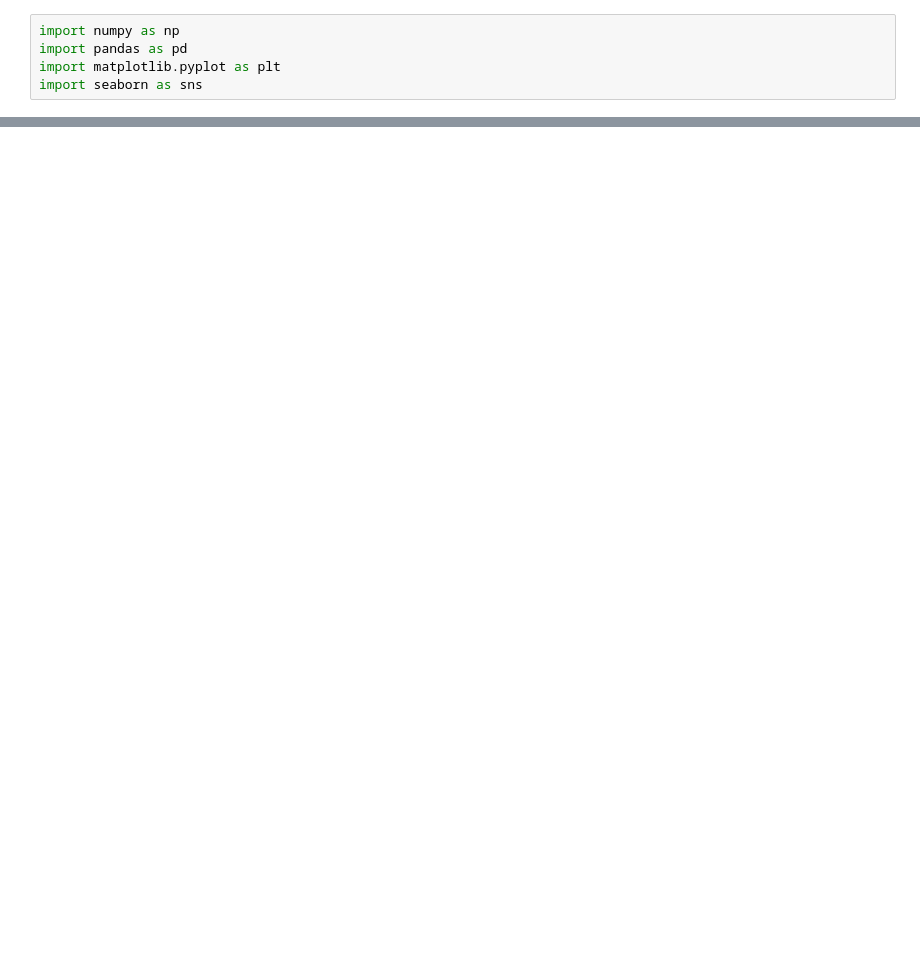
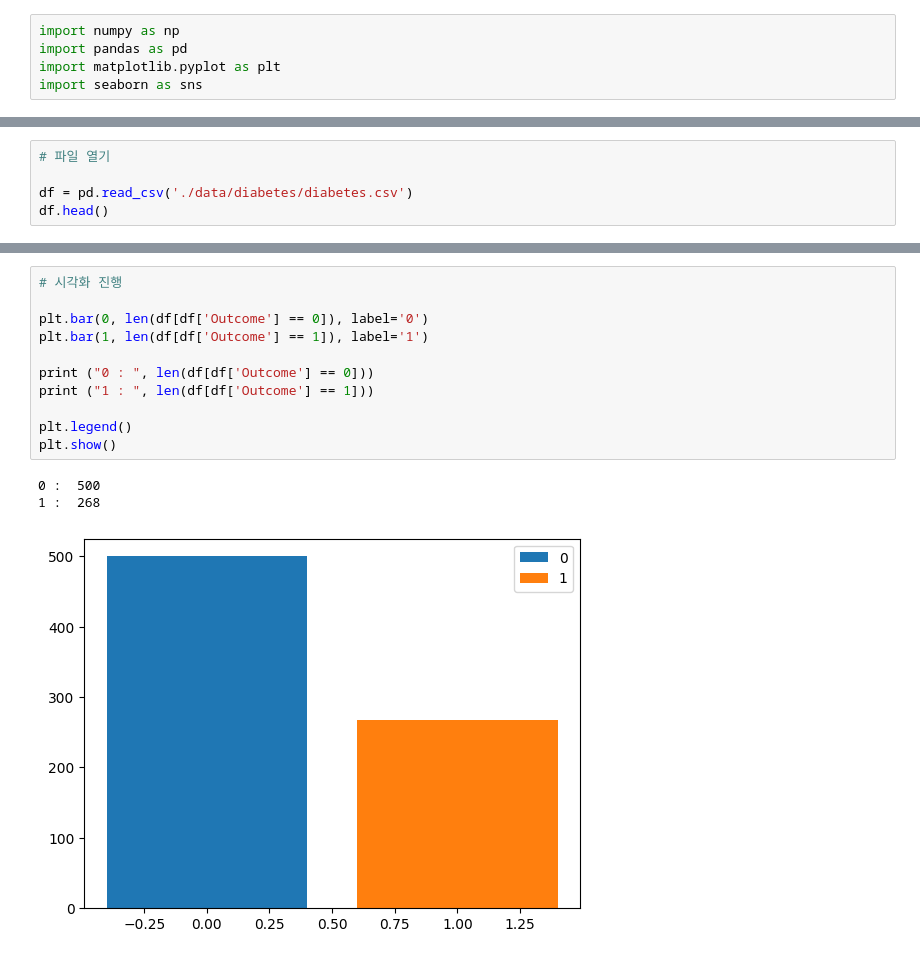
Before and after one commit to lky473736/learning-AI, a Jupyter notebook: report/classification_diabetes.ipynb, the cells around one changed output, grey strips where cells are left out. Saved outputs shown, nothing was run; the diff lists cells and outputs as text; blank space fills up the shorter version.

```diff
--- a/report/classification_diabetes.ipynb
+++ b/report/classification_diabetes.ipynb
@@ -32,0 +36,5 @@ classification을 진행하기 전, 데이터 구조를 파악한다.
+# %%
+# 파일 열기
+
+df = pd.read_csv('./data/diabetes/diabetes.csv')
+df.head()
@@ -32,0 +121,15 @@ classification을 진행하기 전, 데이터 구조를 파악한다.
+# %%
+# 시각화 진행
+
+plt.bar(0, len(df[df['Outcome'] == 0]), label='0')
+plt.bar(1, len(df[df['Outcome'] == 1]), label='1')
+
+print ("0 : ", len(df[df['Outcome'] == 0]))
+print ("1 : ", len(df[df['Outcome'] == 1]))
+
+plt.legend()
+plt.show()
+# %% [output]
+0 :  500
+1 :  268
+[figure, added]
```
Also changed, not shown: parts of 40 cells of this notebook, 1 other file.
